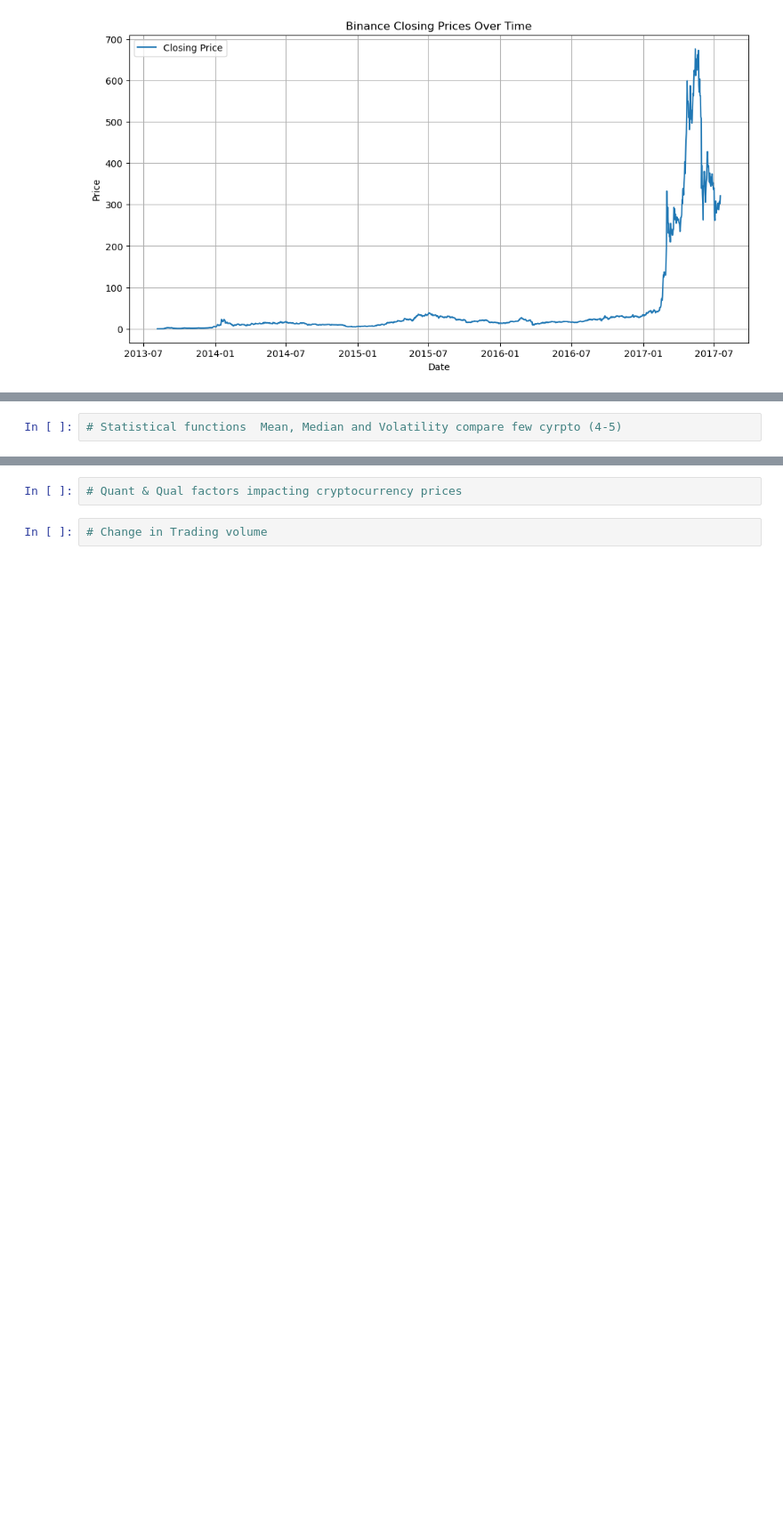
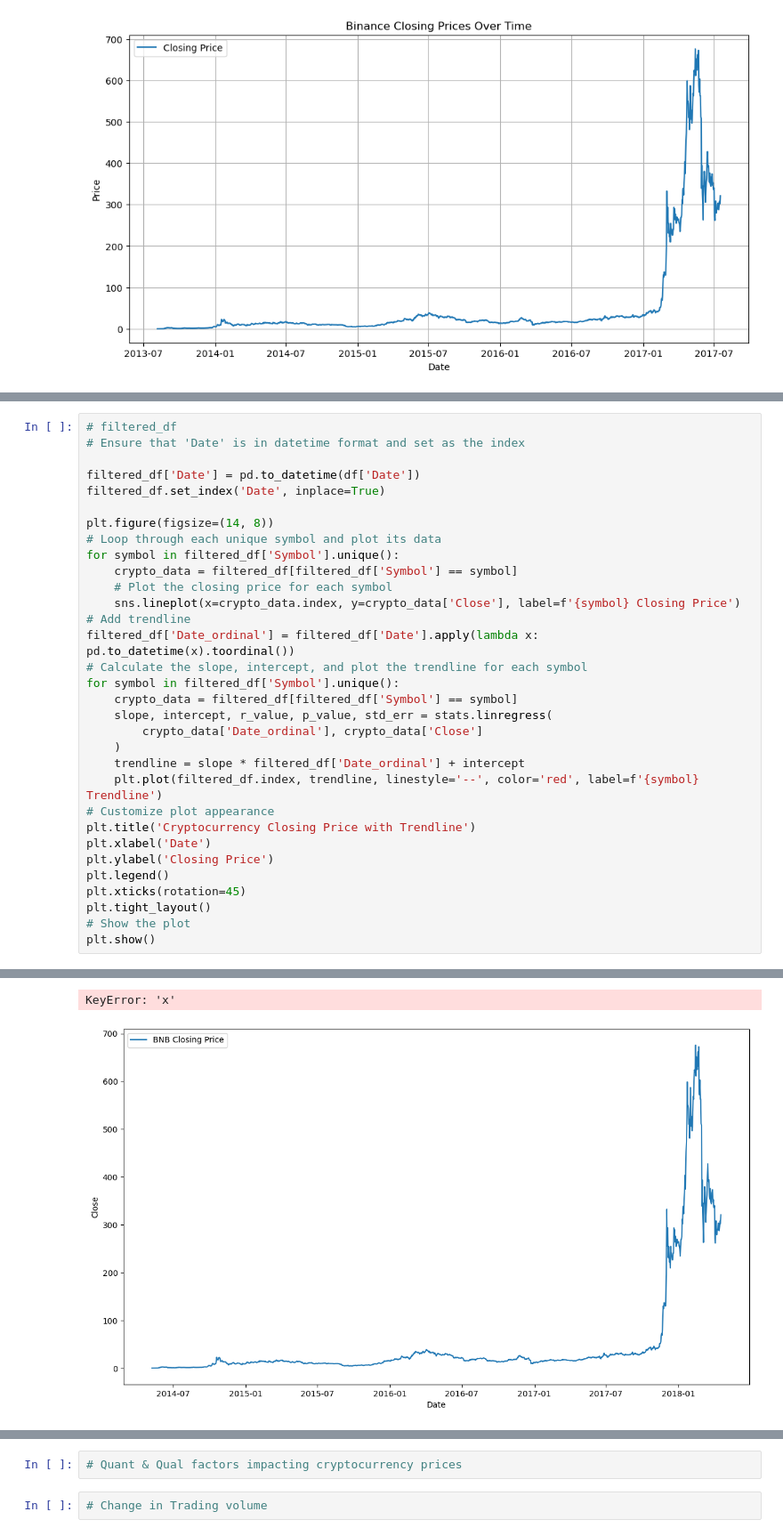
Before and after one commit to Khushboomodha/Project_1, a Jupyter notebook: Crypto.ipynb, the cells around one changed output, grey strips where cells are left out. Shown: that part at 89% size. Drawn from its saved outputs; the diff is of its cells as text; blank space fills up the shorter version.

```diff
--- a/Crypto.ipynb
+++ b/Crypto.ipynb
@@ -273,2 +280,33 @@ plt.show()
-# %%
-# Statistical functions  Mean, Median and Volatility compare few cyrpto (4-5)
+# %%
+# filtered_df
+# Ensure that 'Date' is in datetime format and set as the index
+
+filtered_df['Date'] = pd.to_datetime(df['Date'])
+filtered_df.set_index('Date', inplace=True)
+
+plt.figure(figsize=(14, 8))
+# Loop through each unique symbol and plot its data
+for symbol in filtered_df['Symbol'].unique():
+    crypto_data = filtered_df[filtered_df['Symbol'] == symbol]
+    # Plot the closing price for each symbol
+    sns.lineplot(x=crypto_data.index, y=crypto_data['Close'], label=f'{symbol} Closing Price')
+# Add trendline
+filtered_df['Date_ordinal'] = filtered_df['Date'].apply(lambda x: pd.to_datetime(x).toordinal())
+# Calculate the slope, intercept, and plot the trendline for each symbol
+for symbol in filtered_df['Symbol'].unique():
+    crypto_data = filtered_df[filtered_df['Symbol'] == symbol]
+    slope, intercept, r_value, p_value, std_err = stats.linregress(
+        crypto_data['Date_ordinal'], crypto_data['Close']
+    )
+    trendline = slope * filtered_df['Date_ordinal'] + intercept
+    plt.plot(filtered_df.index, trendline, linestyle='--', color='red', label=f'{symbol} Trendline')
+# Customize plot appearance
+plt.title('Cryptocurrency Closing Price with Trendline')
+plt.xlabel('Date')
+plt.ylabel('Closing Price')
+plt.legend()
+plt.xticks(rotation=45)
+plt.tight_layout()
+# Show the plot
+plt.show()
+# %% [output]
@@ -274,0 +318,2 @@ plt.show()
+KeyError: 'x'
+[figure, added]
```
Also changed, not shown: parts of 13 cells of this notebook.
